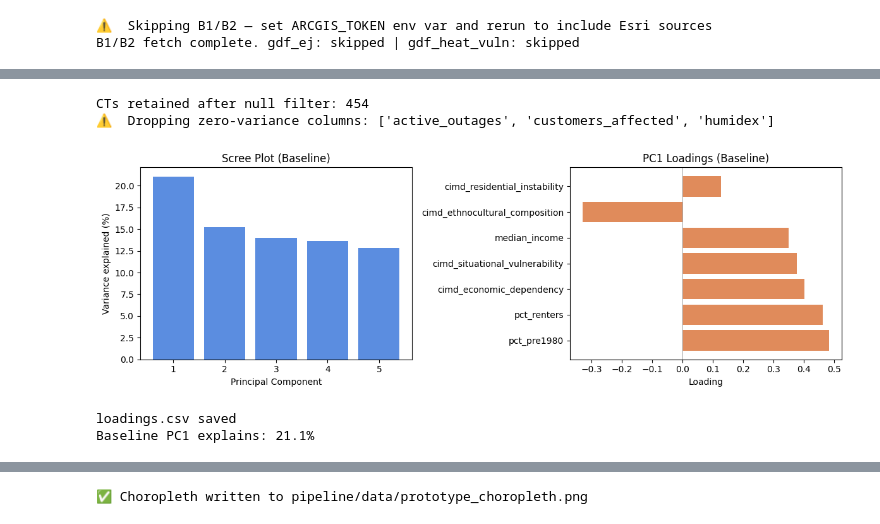
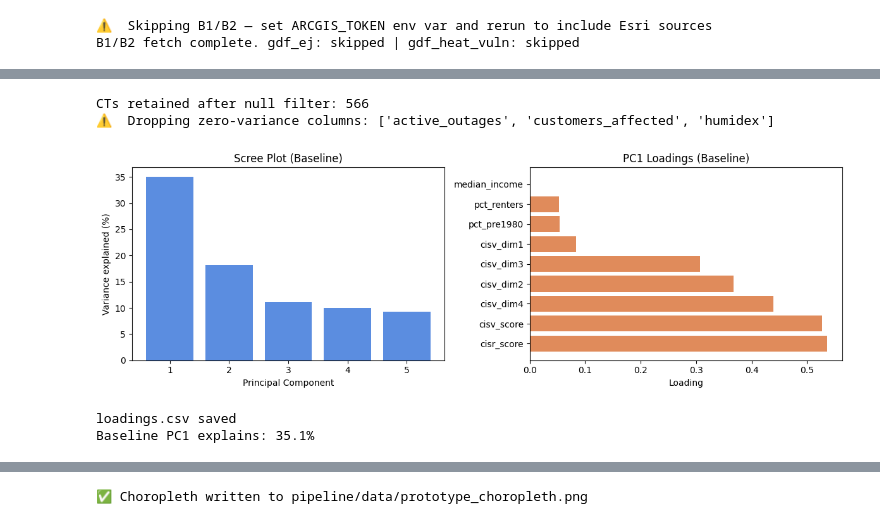
Before and after one commit to Davedat-110105/project_threshold, a Jupyter notebook: pipeline/EDA.ipynb, the cells around one changed output, grey strips where cells are left out. Saved outputs shown, nothing was run; the diff lists cells and outputs as text; code cells hidden in the pictures.

```diff
--- a/pipeline/EDA.ipynb
+++ b/pipeline/EDA.ipynb
@@ -509,8 +508,8 @@ print(gdf_master.columns.tolist())
 
 FACTOR_COLS = [
     "median_income", "pct_pre1980", "pct_renters",
-    "cimd_residential_instability", "cimd_economic_dependency",
-    "cimd_ethnocultural_composition", "cimd_situational_vulnerability",
+    "cisv_score", "cisv_dim1", "cisv_dim2", "cisv_dim3", "cisv_dim4",
+    "cisr_score",
     "active_outages", "customers_affected", "humidex",
 ]
 available = [c for c in FACTOR_COLS if c in gdf_master.columns]
@@ -575,8 +574,8 @@ max        NaN
 
 FACTOR_COLS = [c for c in [
     "median_income", "pct_pre1980", "pct_renters",
-    "cimd_residential_instability", "cimd_economic_dependency",
-    "cimd_ethnocultural_composition", "cimd_situational_vulnerability",
+    "cisv_score", "cisv_dim1", "cisv_dim2", "cisv_dim3", "cisv_dim4",
+    "cisr_score",
     "active_outages", "customers_affected", "humidex",
 ] if c in gdf_master.columns]
 
@@ -597,20 +596,24 @@ if zero_cols:
     print(f"⚠️  Dropping zero-variance columns: {zero_cols}")
     FACTOR_COLS = [c for c in FACTOR_COLS if c not in zero_cols]
 
-# Invert income: lower income = higher vulnerability
+# Invert income and cisr_score (higher resilience = lower vulnerability)
 df_pca["median_income"] = -df_pca["median_income"]
+if "cisr_score" in FACTOR_COLS:
+    df_pca["cisr_score"] = -df_pca["cisr_score"]
 
 SOURCE_MAP = {
-    "median_income":                  "statcan-census-2021-ct-demographics",
-    "pct_pre1980":                    "statcan-census-2021-ct-demographics",
-    "pct_renters":                    "statcan-census-2021-ct-demographics",
-    "cimd_residential_instability":   "statcan-cimd-2021",
-    "cimd_economic_dependency":       "statcan-cimd-2021",
-    "cimd_ethnocultural_composition": "statcan-cimd-2021",
-    "cimd_situational_vulnerability": "statcan-cimd-2021",
-    "active_outages":                 "alectra-outages-live",
-    "customers_affected":             "alectra-outages-live",
-    "humidex":                        "envcan-geomet-current",
+    "median_income":    "statcan-census-2021-ct-demographics",
+    "pct_pre1980":      "statcan-census-2021-ct-demographics",
+    "pct_renters":      "statcan-census-2021-ct-demographics",
+    "cisv_score":       "statcan-cisv-2021",
+    "cisv_dim1":        "statcan-cisv-2021",
+    "cisv_dim2":        "statcan-cisv-2021",
+    "cisv_dim3":        "statcan-cisv-2021",
+    "cisv_dim4":        "statcan-cisv-2021",
+    "cisr_score":       "statcan-cisr-2021",
+    "active_outages":   "alectra-outages-live",
+    "customers_affected": "alectra-outages-live",
+    "humidex":          "envcan-geomet-current",
 }
 
 def run_pca_scenario(df, factor_cols, weights: dict = None):
@@ -653,35 +656,35 @@ gdf_scored = gdf_master.merge(
     ),
     on="CTUID", how="inner"
 )
 
 # Scree + loadings plot
 fig, (ax1, ax2) = plt.subplots(1, 2, figsize=(12, 4))
 ax1.bar(range(1, len(pca_baseline.explained_variance_ratio_) + 1),
         pca_baseline.explained_variance_ratio_ * 100, color="#5b8de0")
 ax1.set_xlabel("Principal Component"); ax1.set_ylabel("Variance explained (%)")
 ax1.set_title("Scree Plot (Baseline)")
 
 loadings_df = pd.DataFrame({
     "factor":            FACTOR_COLS,
     "loading_baseline":  pca_baseline.components_[0],
     "loading_heatwave":  pca_heatwave.components_[0],
     "loading_icestorm":  pca_icestorm.components_[0],
     "source_slug":       [SOURCE_MAP.get(c, "unknown") for c in FACTOR_COLS],
 }).sort_values("loading_baseline", key=abs, ascending=False)
 
 ax2.barh(loadings_df["factor"], loadings_df["loading_baseline"], color="#e08b5b")
 ax2.axvline(0, color="grey", linewidth=0.5)
 ax2.set_title("PC1 Loadings (Baseline)"); ax2.set_xlabel("Loading")
 plt.tight_layout(); plt.show()
 
 loadings_df.to_csv(DATA_DIR / "loadings.csv", index=False)
 print(f"loadings.csv saved")
 print(f"Baseline PC1 explains: {pca_baseline.explained_variance_ratio_[0]:.1%}")
 loadings_df
 # %% [output]
-CTs retained after null filter: 454
+CTs retained after null filter: 566
 ⚠️  Dropping zero-variance columns: ['active_outages', 'customers_affected', 'humidex']
-[figure, old version]
+[figure, new version]
 loadings.csv saved
-Baseline PC1 explains: 21.1%
+Baseline PC1 explains: 35.1%
 |  | factor | loading_baseline | loading_heatwave | loading_icestorm | source_slug |
```
Also changed, not shown: parts of 9 cells of this notebook, 7 other files.
